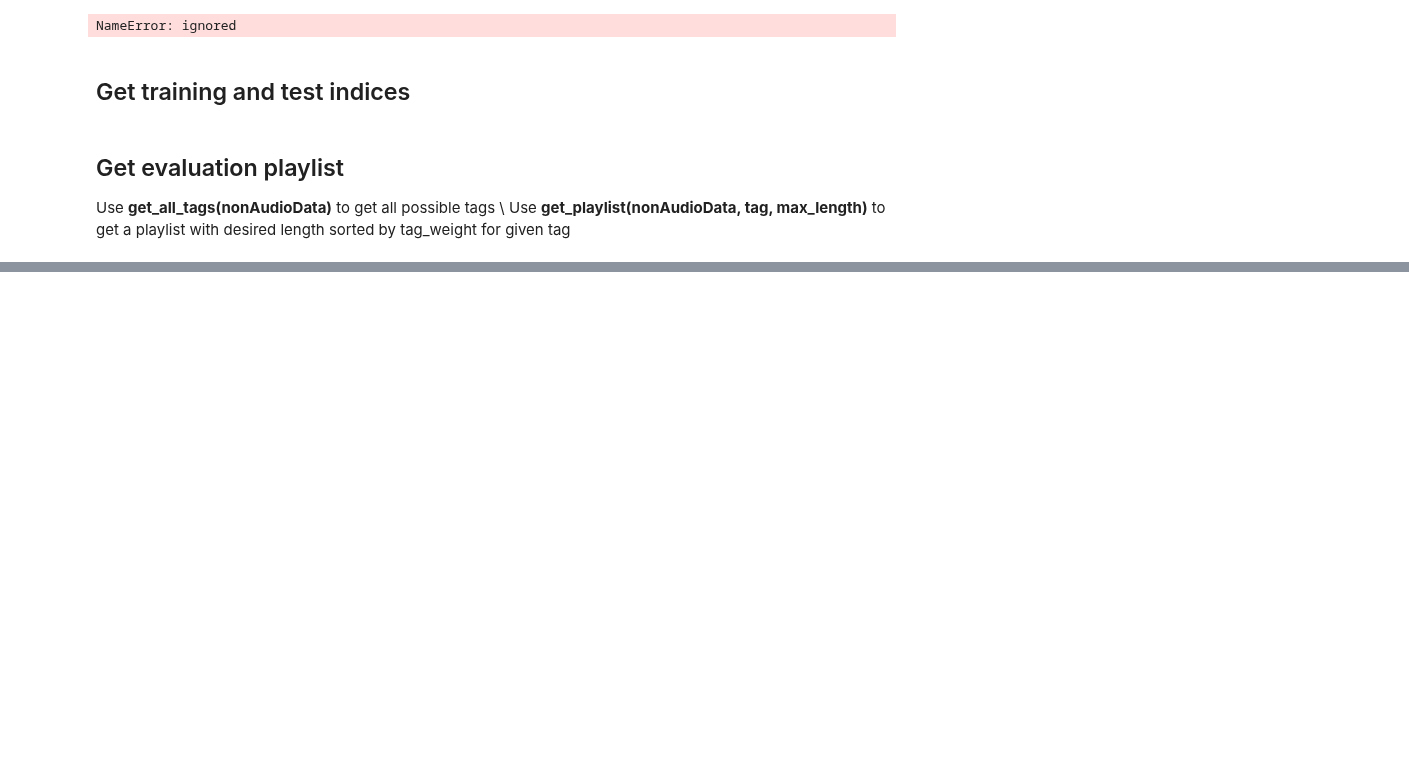
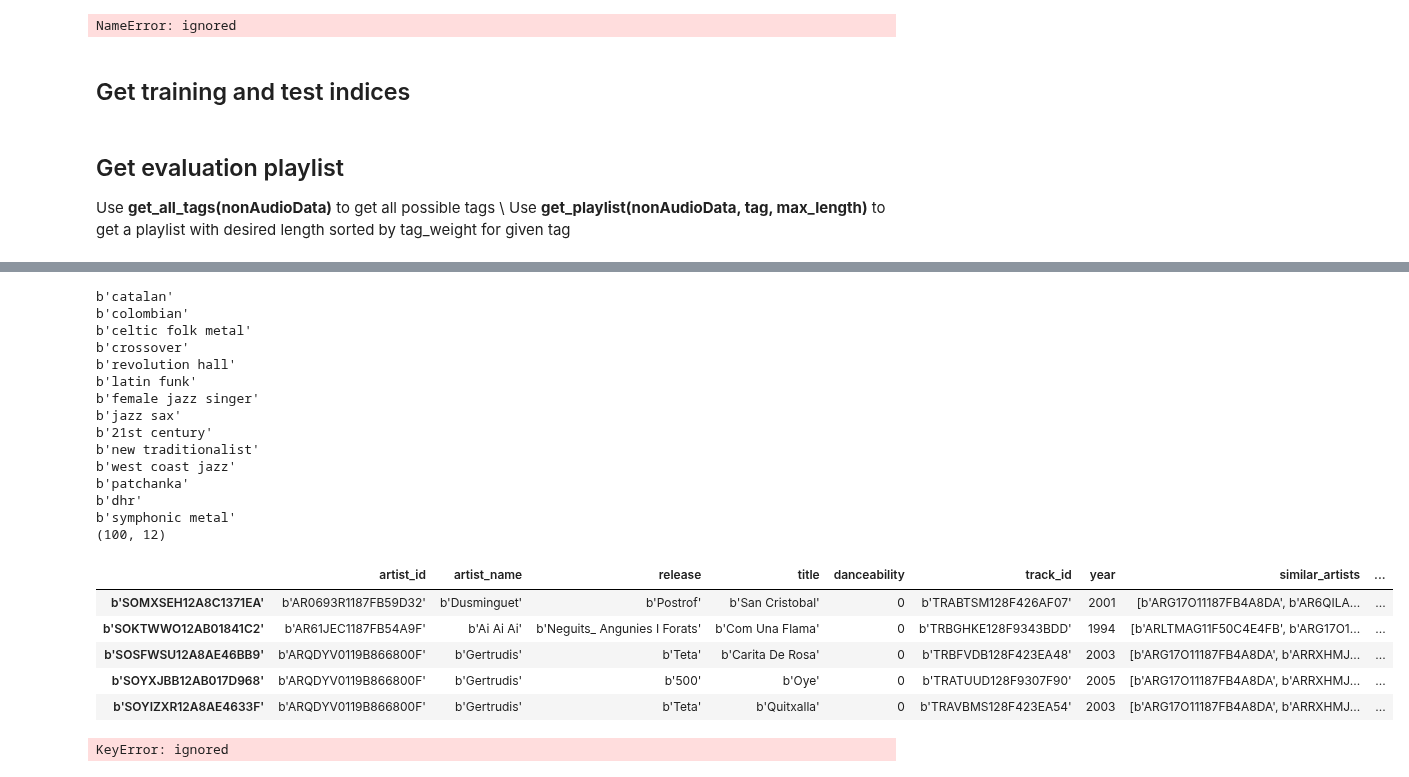
Before and after one commit to aumkar22/Music-Recommendation-System, a Jupyter notebook: GetData and Playlists.ipynb, the cells around one changed output, grey strips where cells are left out. Cells and saved outputs as stored; diff of their text form; code cells hidden in the pictures; blank space fills up the shorter version.

```diff
--- a/GetData and Playlists.ipynb
+++ b/GetData and Playlists.ipynb
@@ -789,7 +800,7 @@ Use **get_playlist(nonAudioData, tag, max_length)** to get a playlist with desir
 # %%
 def get_all_tags(df):
     """Returns a list of all tags/artist_terms"""
-    return set(np.concatenate(nonAudioData['artist_terms'].values))
+    return list(set(np.concatenate(df['artist_terms'].values)))
 # %%
 def get_songs_with_tag(df, tag):
     """Returns a DataFrame containing all songs that were tagged with a given
@@ -811,7 +822,7 @@ def get_tag_weight(song, tag):
     tag_weights = song['artist_terms_weight']
     return tag_weights[list(tags).index(tag)]
 # %%
-def get_playlist(df, tag, max_length=10):
+def get_genre_playlist(df, tag, max_length=10):
     """Returns a playlist with desired length sorted by tag_weight/artist_term_weight for a
     given tag/artist term"""
     # get all songs with the given tag
@@ -823,7 +834,3 @@ def get_playlist(df, tag, max_length=10):
     # clip after max_length songs
     playlist = playlist.iloc[:max_length]
     return playlist
-# %%
-# Example use of get_playlist:
-playlist = get_playlist(nonAudioData, b'jazz', max_length=4)
-playlist.head()
@@ -835,0 +837,53 @@ playlist.head()
+# %%
+def get_playlist(df, length=100):
+    """Returns a playlist with desired length with songs from several random genres"""
+    playlist = pd.DataFrame()
+    all_tags = get_all_tags(df)
+    nb_tags = len(all_tags)
+    while len(playlist)<length:
+        # Get a random tag and remove it from all_tags (so it won't be reused)
+        random_tag = random.choice(all_tags)
+        print(random_tag)
+        all_tags.remove(random_tag)
+        # Get playlist for the random tag
+        max_length = length - len(playlist)
+        genre_playlist = get_genre_playlist(df, random_tag, max_length=max_length)
+
+        # Add genre playlist to playlist
+        playlist = playlist.append(genre_playlist)
+    return playlist
+# %%
+# Example use of get_playlist:
+test_ids = np.load('/content/drive/My Drive/IR/Dataprocessing/TrainTestSplit/TestIndices.npy')
+test_data = nonAudioData.loc[test_ids]
+playlist = get_playlist(test_data, length=100)
+playlist.head()
+# %% [output]
+b'catalan'
+b'colombian'
+b'celtic folk metal'
+b'crossover'
+b'revolution hall'
+b'latin funk'
+b'female jazz singer'
+b'jazz sax'
+b'21st century'
+b'new traditionalist'
+b'west coast jazz'
+b'patchanka'
+b'dhr'
+b'symphonic metal'
+(100, 12)
+|  | artist_id | artist_name | release | title | danceability | track_id | year | similar_artists | ... |
+| b'SOMXSEH12A8C1371EA' | b'AR0693R1187FB59D32' | b'Dusminguet' | b'Postrof' | b'San Cristobal' | 0 | b'TRABTSM128F426AF07' | 2001 | [b'ARG17O11187FB4A8DA', b'AR6QILA... | ... |
+| b'SOKTWWO12AB01841C2' | b'AR61JEC1187FB54A9F' | b'Ai Ai Ai' | b'Neguits_ Angunies I Forats' | b'Com Una Flama' | 0 | b'TRBGHKE128F9343BDD' | 1994 | [b'ARLTMAG11F50C4E4FB', b'ARG17O1... | ... |
+| b'SOSFWSU12A8AE46BB9' | b'ARQDYV0119B866800F' | b'Gertrudis' | b'Teta' | b'Carita De Rosa' | 0 | b'TRBFVDB128F423EA48' | 2003 | [b'ARG17O11187FB4A8DA', b'ARRXHMJ... | ... |
+| b'SOYXJBB12AB017D968' | b'ARQDYV0119B866800F' | b'Gertrudis' | b'500' | b'Oye' | 0 | b'TRATUUD128F9307F90' | 2005 | [b'ARG17O11187FB4A8DA', b'ARRXHMJ... | ... |
+| b'SOYIZXR12A8AE4633F' | b'ARQDYV0119B866800F' | b'Gertrudis' | b'Teta' | b'Quitxalla' | 0 | b'TRAVBMS128F423EA54' | 2003 | [b'ARG17O11187FB4A8DA', b'ARRXHMJ... | ... |
+# %%
+playlist['most_common_rating'].value_counts().plot(x='Most common rating',
+                                                   y='# occurences',
+                                                   kind="bar",
+                                                   rot=25)
+# %% [output]
+KeyError: ignored
```
Also changed, not shown: parts of 5 cells of this notebook.
